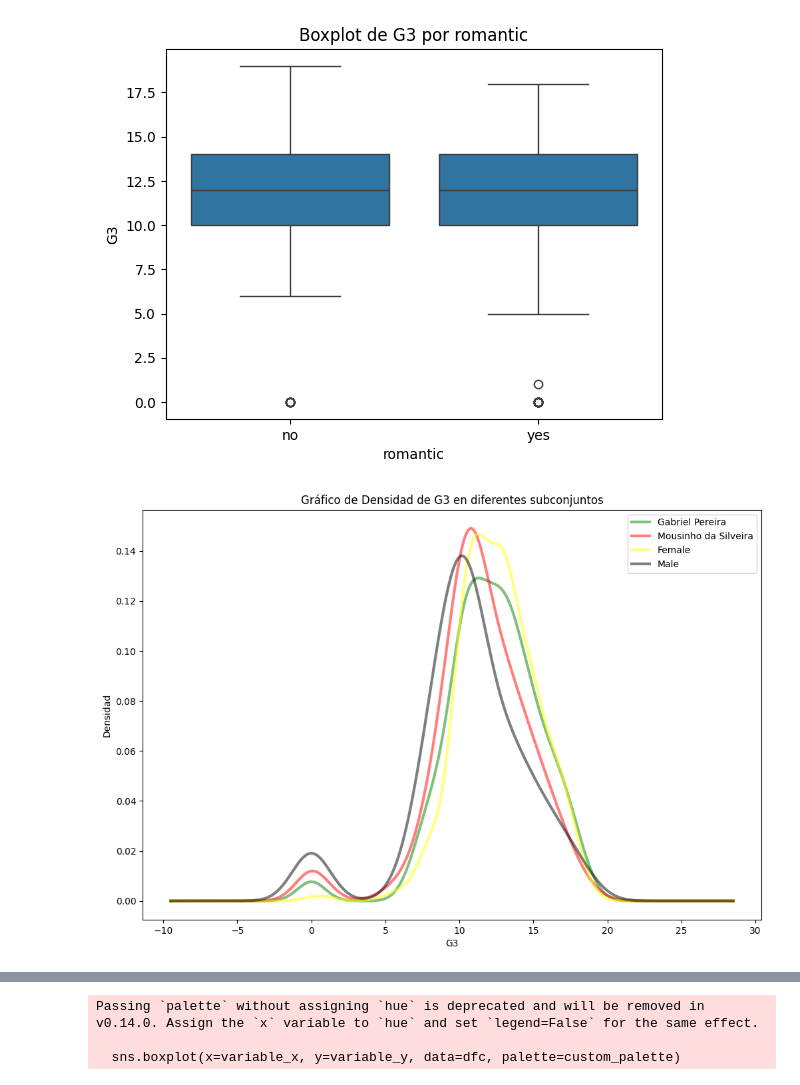
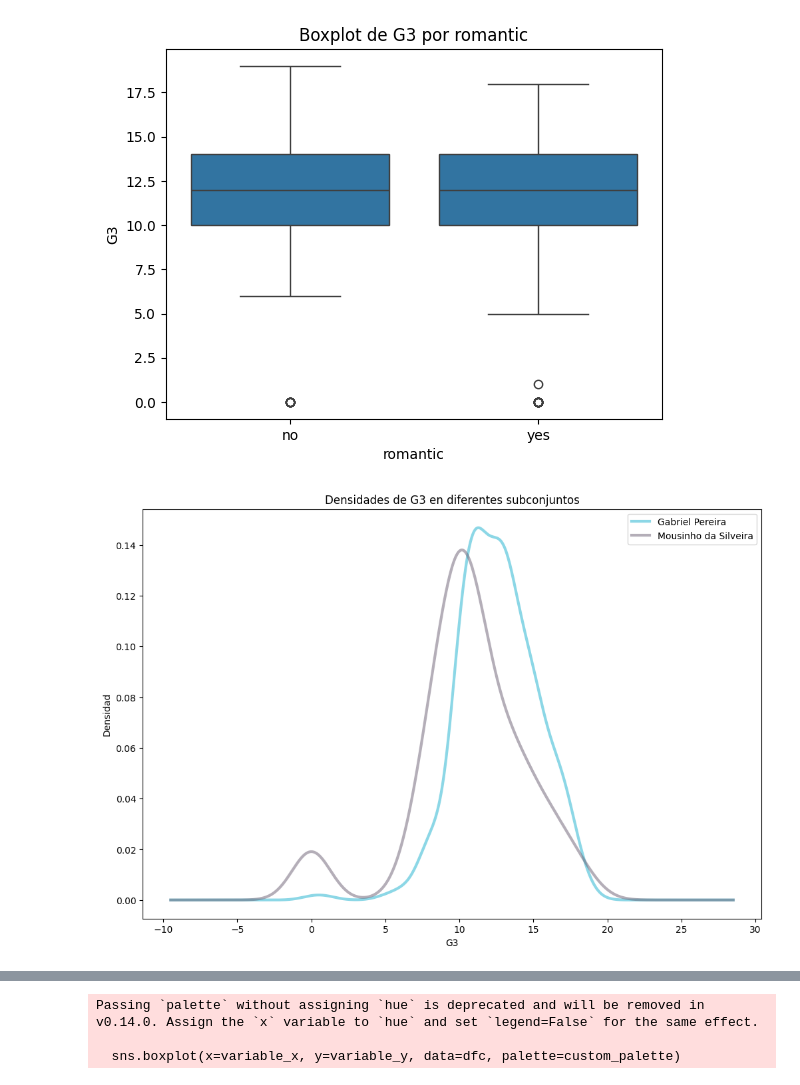
Before and after one commit to Tumup/estadistica, a Jupyter notebook: ESTADISTICA/analisis.ipynb, the cells around one changed output, grey strips where cells are left out. Cells and saved outputs as stored; diff of their text form; code cells hidden in the pictures.

```diff
--- a/ESTADISTICA/analisis.ipynb
+++ b/ESTADISTICA/analisis.ipynb
@@ -191,22 +243,22 @@ plt.show()
 # %% [output]
 [figure]
 # %%
-
-# Configuración del gráfico de densidad
+# Configuración del gráfico de densidades
 plt.figure(figsize=(12, 8))
 
-variable_x = 'G3'
-for subset, label, color in zip([dfcF, dfcM,dfcGP, dfcMS], ['Gabriel Pereira', 'Mousinho da Silveira','Female','Male'], ['green', 'red','yellow','black']):
+variable_x =  'G3'
+
+for subset, label, color in zip([dfcGP, dfcMS], ['Gabriel Pereira', 'Mousinho da Silveira'], ['#1bb0ce', '#6a5e72']):
     subset[variable_x].plot(kind='density', alpha=0.5, label=label, color=color, linewidth=3)
 
 # Configuración de leyendas y título
-plt.title(f'Gráfico de Densidad de {variable_x} en diferentes subconjuntos')
+plt.title(f'Densidades de {variable_x} en diferentes subconjuntos')
 plt.xlabel(variable_x)
 plt.ylabel('Densidad')
 plt.legend()
 plt.show()
 # %% [output]
-[figure, old version]
+[figure, new version]
 # %%
 # Configuración del gráfico de densidades
 plt.figure(figsize=(12, 8))
```
Also changed, not shown: parts of 5 cells of this notebook.
